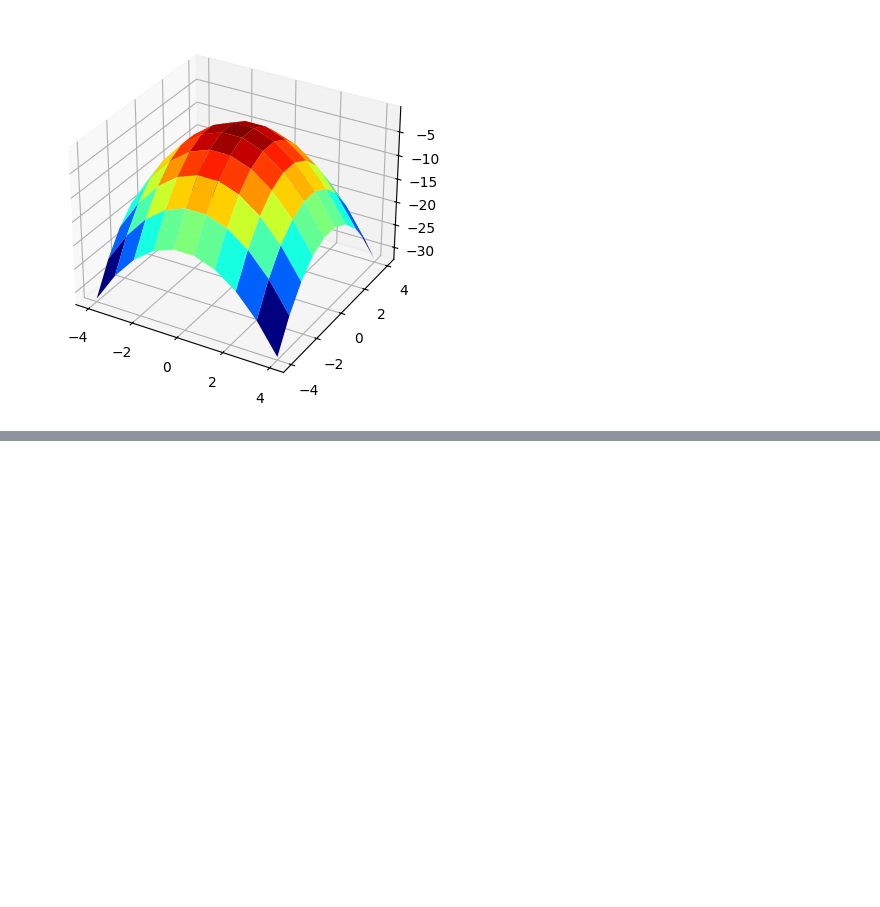
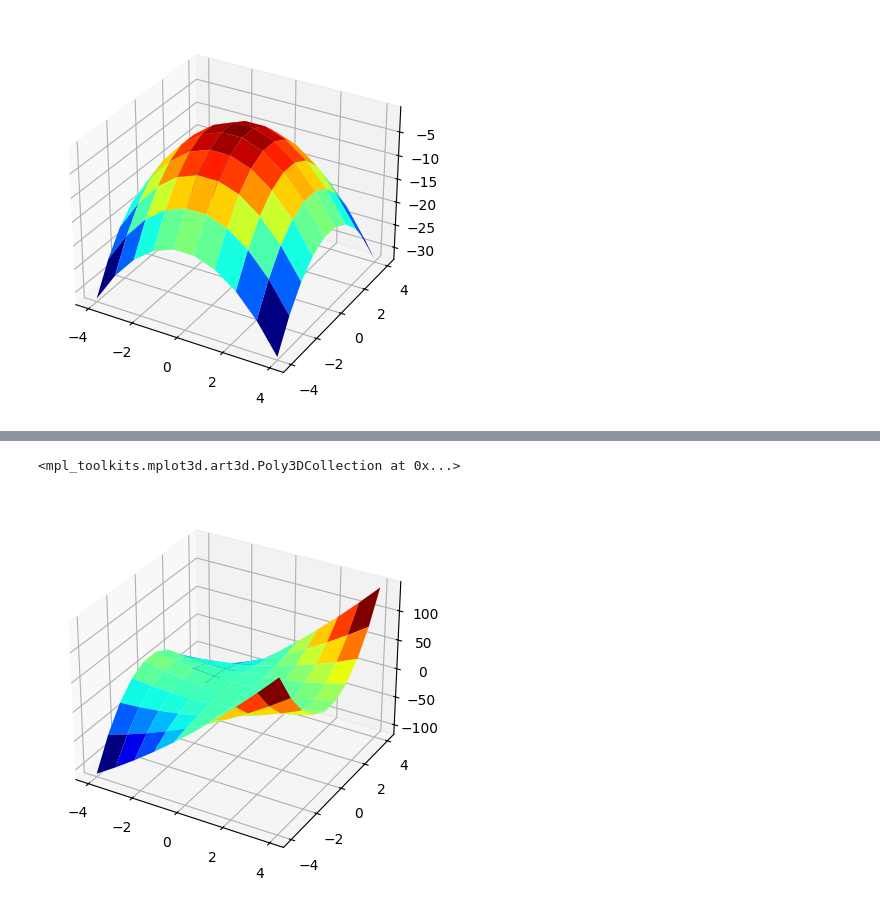
Before and after one commit to inKaliNoise/ElectroMagnetic, a Jupyter notebook: SkalarIWektor.ipynb, the cells around one changed output, grey strips where cells are left out. Cells and saved outputs as stored; diff of their text form; code cells hidden in the pictures; blank space fills up the shorter version.

```diff
--- a/SkalarIWektor.ipynb
+++ b/SkalarIWektor.ipynb
@@ -29,0 +33,17 @@ ax.plot_surface(X, Y, Z, rstride=1, cstride=1,cmap='jet', edgecolor = 'none')
+# %%
+def f(x, y):
+    return x**2 + 2 * x * y**2
+# %%
+x = np.linspace(-4, 4, 10)
+y = np.linspace(-4, 4, 10)
+# %%
+X, Y = np.meshgrid(x, y)
+
+Z = f(X,Y)
+# %%
+fig = plt.figure()
+ax = plt.axes(projection='3d')
+ax.plot_surface(X, Y, Z, rstride=1, cstride=1,cmap='jet', edgecolor = 'none')
+# %% [output]
+<mpl_toolkits.mplot3d.art3d.Poly3DCollection at 0x...>
+[figure, added]
```
Also changed, not shown: parts of 3 cells of this notebook.
